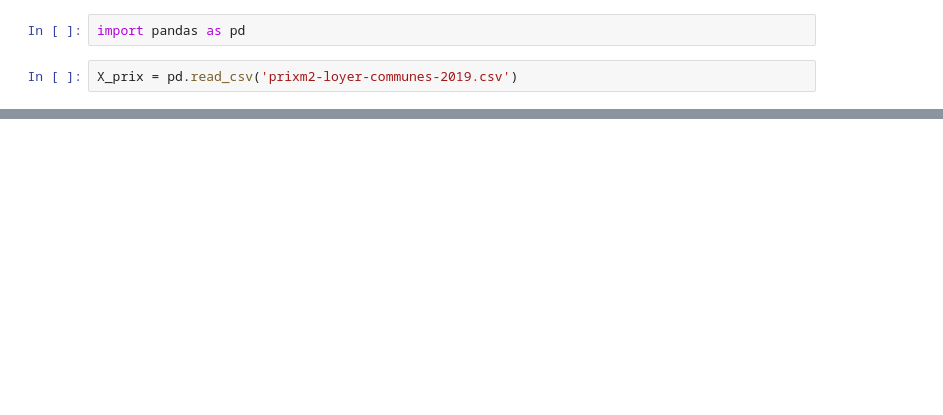
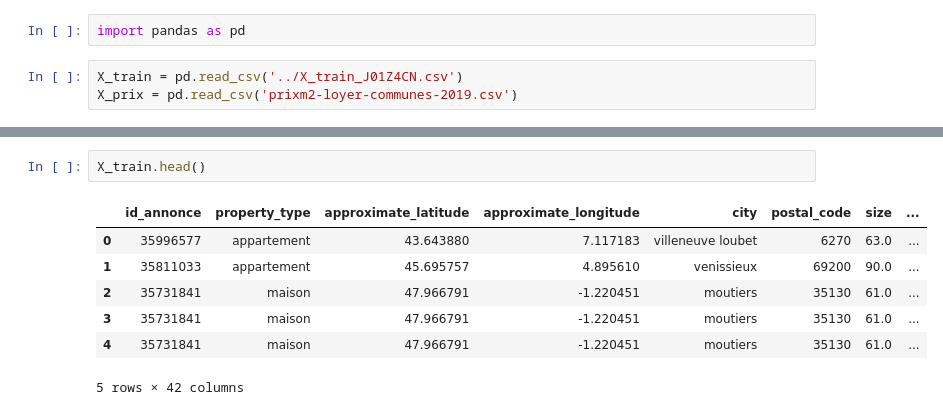
Before and after one commit to Clemflannagahn/STASC, a Jupyter notebook: Prix_metre/prix.ipynb, the cells around one changed output, grey strips where cells are left out. Cells and saved outputs as stored; diff of their text form; blank space fills up the shorter version.

```diff
--- a/Prix_metre/prix.ipynb
+++ b/Prix_metre/prix.ipynb
@@ -1,6 +1,7 @@
 # %%
 import pandas as pd
 # %%
+X_train = pd.read_csv('../X_train_J01Z4CN.csv')
 X_prix = pd.read_csv('prixm2-loyer-communes-2019.csv')
 # %%
 X_prix.head()
@@ -13,0 +92,10 @@ X_prix.head()
+# %%
+X_train.head()
+# %% [output]
+|  | id_annonce | property_type | approximate_latitude | approximate_longitude | city | postal_code | size | ... |
+| 0 | 35996577 | appartement | 43.643880 | 7.117183 | villeneuve loubet | 6270 | 63.0 | ... |
+| 1 | 35811033 | appartement | 45.695757 | 4.895610 | venissieux | 69200 | 90.0 | ... |
+| 2 | 35731841 | maison | 47.966791 | -1.220451 | moutiers | 35130 | 61.0 | ... |
+| 3 | 35731841 | maison | 47.966791 | -1.220451 | moutiers | 35130 | 61.0 | ... |
+| 4 | 35731841 | maison | 47.966791 | -1.220451 | moutiers | 35130 | 61.0 | ... |
+5 rows × 42 columns
```
Also changed, not shown: parts of 8 cells of this notebook.
